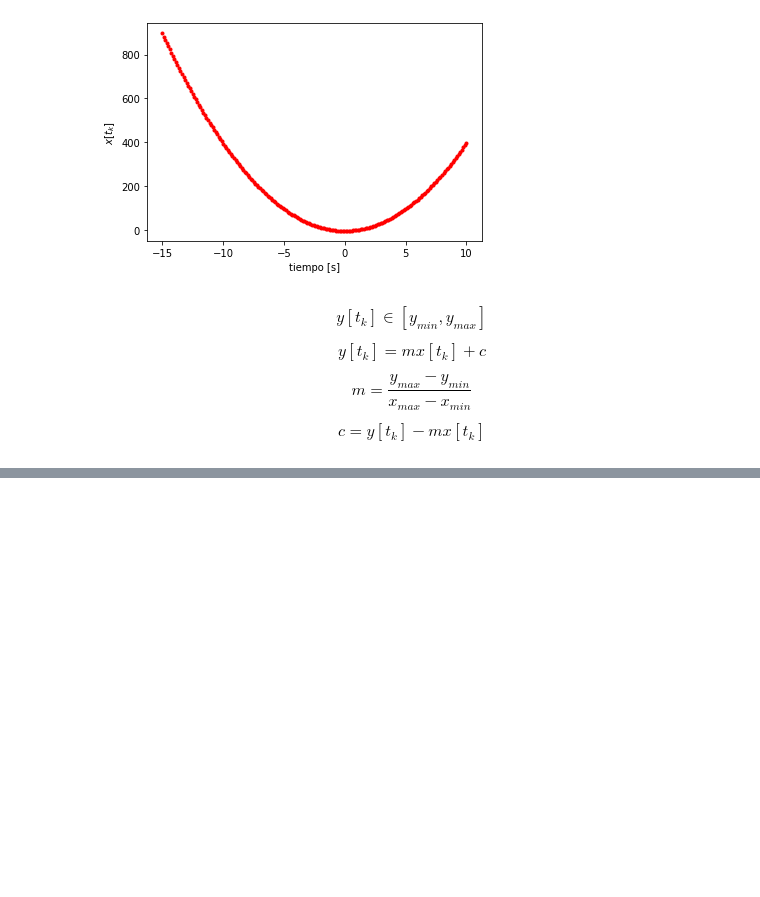
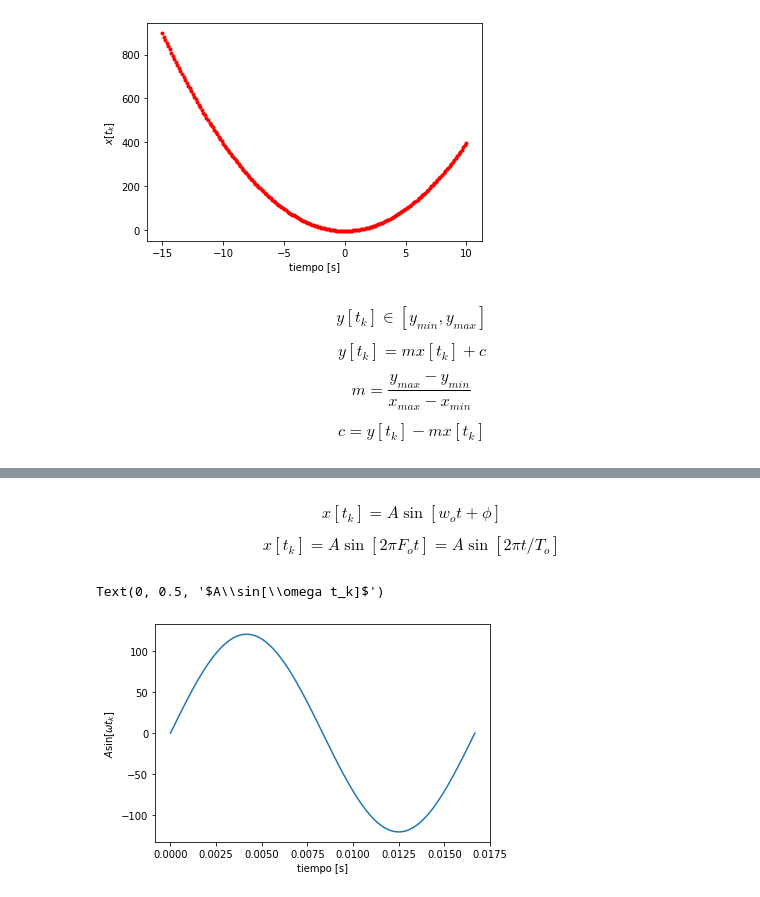
Before and after one commit to amalvarezme/SenalesSistemas, a Jupyter notebook: ejemplo1SyS2021.ipynb, the cells around one changed output, grey strips where cells are left out. Cells and saved outputs as stored; diff of their text form; code cells hidden in the pictures; blank space fills up the shorter version.

```diff
--- a/ejemplo1SyS2021.ipynb
+++ b/ejemplo1SyS2021.ipynb
@@ -256,0 +271,19 @@ plt.subplots_adjust(hspace=0.5,wspace=0.5)
+# %% [markdown]
+$$x[t_k] = A \sin[w_o t + \phi]$$
+
+$$x[t_k] = A \sin[2 \pi F_o t] = A \sin[2 \pi t / T_o ]$$
+# %%
+K = 500
+T_o = 1/60
+A = 120
+ti = 0
+tf = T_o
+tv = np.linspace(ti,tf,num=K)
+xv = A * np.sin(2*np.pi*tv/T_o)
+
+plt.plot(tv,xv)
+plt.xlabel('tiempo [s]')
+plt.ylabel('$A\sin[\omega t_k]$')
+# %% [output]
+Text(0, 0.5, '$A\\sin[\\omega t_k]$')
+[figure, added]
```
Also changed, not shown: parts of 8 cells of this notebook.
